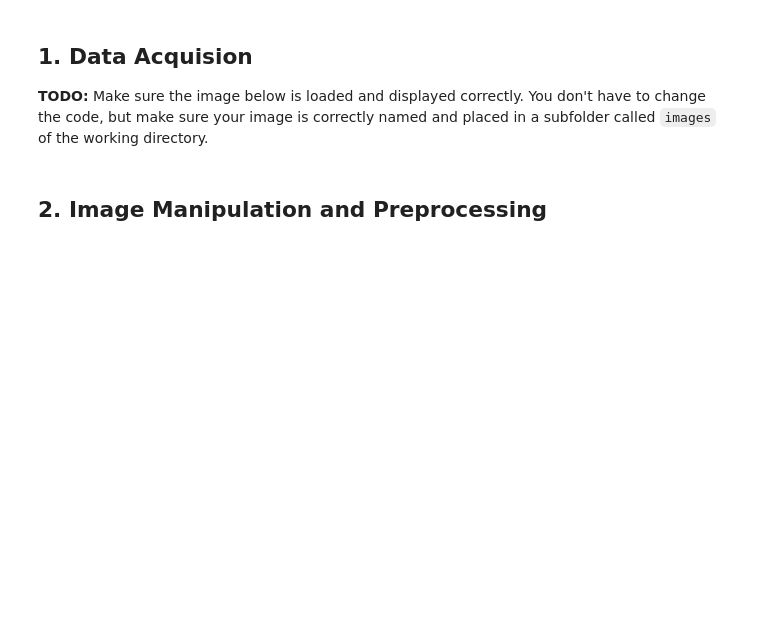
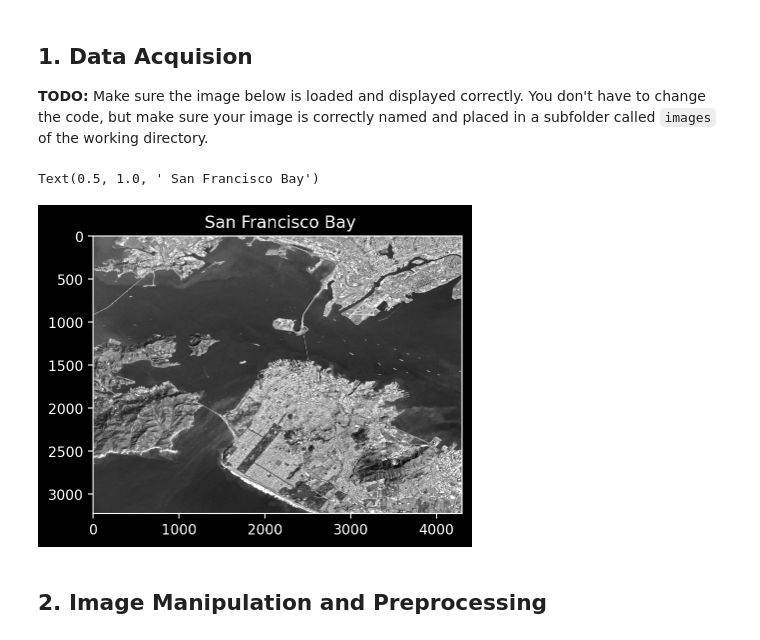
Before and after one commit to hai5rt/MMA-Mustererkennung, a Jupyter notebook: 1 Einführung Mustererkennung/Exercise_Image_Manipulation__starter.ipynb, the cells around one changed output. Cells and saved outputs as stored; diff of their text form; code cells hidden in the pictures; blank space fills up the shorter version.

```diff
--- a/1 Einführung Mustererkennung/Exercise_Image_Manipulation__starter.ipynb
+++ b/1 Einführung Mustererkennung/Exercise_Image_Manipulation__starter.ipynb
@@ -28,15 +28,18 @@ import matplotlib.pyplot as plt
 **TODO:** Make sure the image below is loaded and displayed correctly. You don't have to change the code, but make sure your image is correctly named and placed in a subfolder called `images` of the working directory.
 # %%
 # load image
-input_img = cv2.imread ('images/san_francisco_bay.jpg')
+input_img = cv2.imread ('../images/san_francisco_bay.jpg')
 
 # convert image to RGB and grayscale (matplotlib uses RGB, OpenCV uses BGR)
 img_RGB = cv2.cvtColor(input_img, cv2.COLOR_BGR2RGB)
 img_gray = cv2.cvtColor(input_img, cv2.COLOR_BGR2GRAY)
 # %%
 # display image
-plt.imshow(img_RGB)
+plt.imshow(img_gray, cmap='gray')
 plt.title(' San Francisco Bay')
+# %% [output]
+Text(0.5, 1.0, ' San Francisco Bay')
+[figure, added]
 # %% [markdown]
 ## 2. Image Manipulation and Preprocessing
 # %% [markdown]
```
Also changed, not shown: parts of 9 cells of this notebook, 12 other files.
